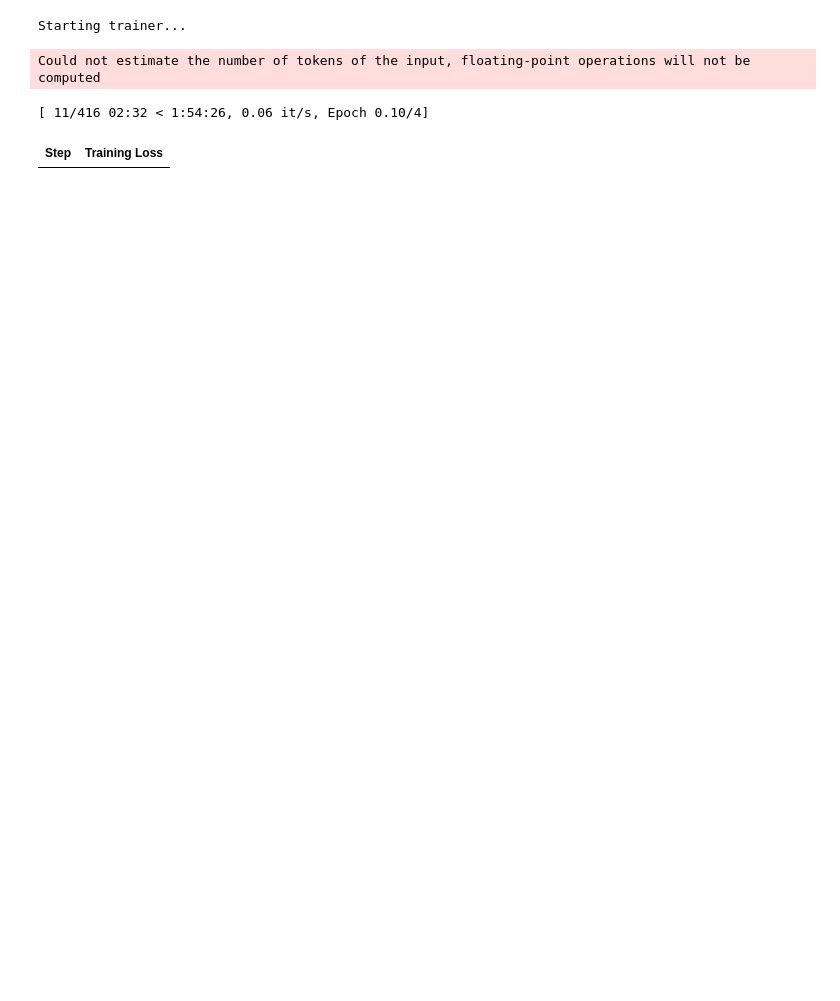
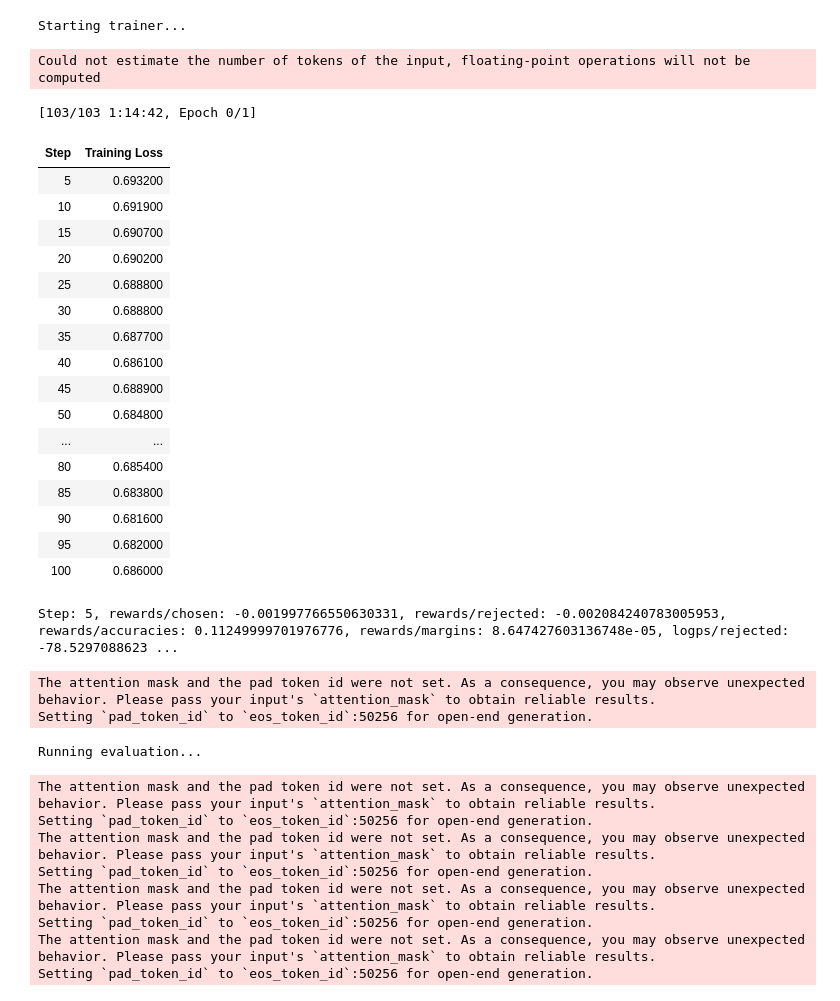
Before and after one commit to SeanGormann/llm_recovery, a Jupyter notebook: dpo_main.ipynb, the cells around one changed output. Saved outputs shown, nothing was run; the diff lists cells and outputs as text; code cells hidden in the pictures; blank space fills up the shorter version.

```diff
--- a/dpo_main.ipynb
+++ b/dpo_main.ipynb
@@ -60,5 +62,5 @@ output_dir = "/llm_recovery/"
 # %%
-dataset_path = '/llm_recovery/data_generation/dpo_df_tl.csv'   #'/llm_recovery/data_generation/dpo_dataset_v1.json'
+dataset_path = '/llm_recovery/data_generation/dpo_df_phi_v5.csv'   #'/llm_recovery/data_generation/dpo_dataset_v1.json'
 dataset = pd.read_csv(dataset_path, index_col=0)
 print(len(dataset))
 # Drop rows with NaN values
@@ -267,6 +299,21 @@ class PushToGitHubCallback(TrainerCallback):
 
         except subprocess.CalledProcessError as e:
             print(f"Failed to push to GitHub: {e}")
+
+
+class MetricsLoggingCallback(TrainerCallback):
+    """Custom callback for logging additional metrics during training."""
+
+    def on_log(self, args, state, control, logs=None, **kwargs):
+        # This method gets called every logging step.
+        # You can access the log history using `state.log_history` which is a list of dictionaries.
+        # The most recent log entry is at the end of this list.
+        if state.log_history:
+            latest_log = state.log_history[-1]
+            # Extract the metrics you're interested in. Here's an example:
+            metrics_of_interest = ["rewards/chosen", "rewards/rejected", "rewards/accuracies", "rewards/margins", "logps/rejected", "logps/chosen"]
+            metrics_str = ", ".join(f"{metric}: {latest_log.get(metric, 'n/a')}" for metric in metrics_of_interest)
+            print(f"Step: {state.global_step}, {metrics_str}")
 # %%
 from transformers import TrainerCallback
 import time
@@ -304,7 +351,7 @@ eval_callback = EvaluateCallback(
     eval_dataset=test_subset,  # Assuming this is a slice of your dataset
     tokenizer=tokenizer,
     num_samples=5,  # Adjust the number of samples for evaluation
-    eval_steps=25  # Evaluate every 50 steps, adjust as needed
+    eval_steps=10  # Evaluate every 50 steps, adjust as needed
 )
 # %%
 base_model
@@ -330,13 +377,13 @@ LlamaForCausalLM(
 
 # from https://github.com/mlabonne/llm-course/blob/main/Fine_tune_a_Mistral_7b_model_with_DPO.ipynb
 lora_dropout=0.05 #0.5
-lora_r=16 #
+lora_r=32 #
 lora_alpha=64 #
-learning_rate=1e-6 # 5e-4 5e-5
-batch_size = 8
-dpo_beta = 0.1 # 0.1
+learning_rate=1e-7 # 5e-4 5e-5
+batch_size = 4
+dpo_beta = 0.2 # 0.1
 weight_decay=0.01,  # Weight decay
-epochs = 4
+epochs = 1
 
 
 def create_peft_config(model):
@@ -347,8 +394,8 @@ def create_peft_config(model):
         lora_alpha=lora_alpha,
         r=lora_r,
         bias="none",
-        target_modules = ["q_proj", "k_proj", "v_proj", "o_proj", "gate_proj", "up_proj", "down_proj"], #decent results
-        #target_modules = ["q_proj", "k_proj", "v_proj", "dense", "fc1", "fc2"] #, "o_proj", "gate_proj", "up_proj", "down_proj"],
+        #target_modules = ["q_proj", "k_proj", "v_proj", "o_proj", "gate_proj", "up_proj", "down_proj"], #decent results
+        target_modules = ["q_proj", "k_proj", "v_proj", "dense", "fc1", "fc2", "lm_head"] #, "o_proj", "gate_proj", "up_proj", "down_proj"],
     )
 
     model = prepare_model_for_kbit_training(model)
@@ -366,18 +413,17 @@ training_args = TrainingArguments(
     learning_rate=learning_rate,
     #weight_decay=weight_decay,
     fp16=True,
-    gradient_accumulation_steps=4,
+    gradient_accumulation_steps=8,
     gradient_checkpointing=True,
-    warmup_steps=20,  #50
-    logging_steps=10,
+    warmup_steps=5,  #50
+    logging_steps=5,
     log_level='debug',
     num_train_epochs=epochs,
     save_steps=1000,
     lr_scheduler_type="cosine",
     optim="paged_adamw_32bit",
+
 )
-
-#loss_type = hinge
 
 trainer = DPOTrainer(
     model, # model base_model
@@ -385,15 +431,19 @@ trainer = DPOTrainer(
     args=training_args,
     train_dataset=train_subset, # test_dataset dataset dataset["train"]
     #test_dataset=dataset["test"],
-    callbacks=[eval_callback, PushToGitHubCallback(output_dir=output_dir, commit_message="Update model checkpoint")],  # Add the custom callback
+    callbacks=[eval_callback,  MetricsLoggingCallback(), PushToGitHubCallback(output_dir=output_dir, commit_message="Update model checkpoint")],  # Add the custom callback
     tokenizer=tokenizer,
     peft_config=lora_config,
     beta=dpo_beta,
     max_prompt_length=1024, #changed from 1024
     max_length=1024, #1536
+    #loss_type="hinge",
 )
-
 
 print("Starting trainer...")
 trainer.train()
+
+#trainable params: 23,592,960 || all params: 2,803,276,800 || trainable%: 0.8416207775129448
+# r = 128 trainable params: 195,624,960 || all params: 2,975,308,800 || trainable%: 6.574946439172969
+#r32 a64 trainable params: 48,906,240 || all params: 2,828,590,080 || trainable%: 1.728997083946501
 # %% [output]
@@ -414,5 +465,33 @@ Currently training with a batch size of: 8
 The input hidden states seems to be silently casted in float32, this might be related to the fact you have upcasted embedding or layer norm layers in float32. We will cast back the input in torch.floa ...
 Starting trainer...
 Could not estimate the number of tokens of the input, floating-point operations will not be computed
-[ 11/416 02:32 < 1:54:26, 0.06 it/s, Epoch 0.10/4]
+[103/103 1:14:42, Epoch 0/1]
 | Step | Training Loss |
+| 5 | 0.693200 |
+| 10 | 0.691900 |
+| 15 | 0.690700 |
+| 20 | 0.690200 |
+| 25 | 0.688800 |
+| 30 | 0.688800 |
+| 35 | 0.687700 |
+| 40 | 0.686100 |
+| 45 | 0.688900 |
+| 50 | 0.684800 |
+| ... | ... |
+| 80 | 0.685400 |
+| 85 | 0.683800 |
+| 90 | 0.681600 |
+| 95 | 0.682000 |
+| 100 | 0.686000 |
+Step: 5, rewards/chosen: -0.001997766550630331, rewards/rejected: -0.002084240783005953, rewards/accuracies: 0.11249999701976776, rewards/margins: 8.647427603136748e-05, logps/rejected: -78.5297088623 ...
+The attention mask and the pad token id were not set. As a consequence, you may observe unexpected behavior. Please pass your input's `attention_mask` to obtain reliable results.
+Setting `pad_token_id` to `eos_token_id`:50256 for open-end generation.
+Running evaluation...
+The attention mask and the pad token id were not set. As a consequence, you may observe unexpected behavior. Please pass your input's `attention_mask` to obtain reliable results.
+Setting `pad_token_id` to `eos_token_id`:50256 for open-end generation.
+The attention mask and the pad token id were not set. As a consequence, you may observe unexpected behavior. Please pass your input's `attention_mask` to obtain reliable results.
+Setting `pad_token_id` to `eos_token_id`:50256 for open-end generation.
+The attention mask and the pad token id were not set. As a consequence, you may observe unexpected behavior. Please pass your input's `attention_mask` to obtain reliable results.
+Setting `pad_token_id` to `eos_token_id`:50256 for open-end generation.
+The attention mask and the pad token id were not set. As a consequence, you may observe unexpected behavior. Please pass your input's `attention_mask` to obtain reliable results.
+Setting `pad_token_id` to `eos_token_id`:50256 for open-end generation.
```
Also changed, not shown: parts of 10 cells of this notebook.
